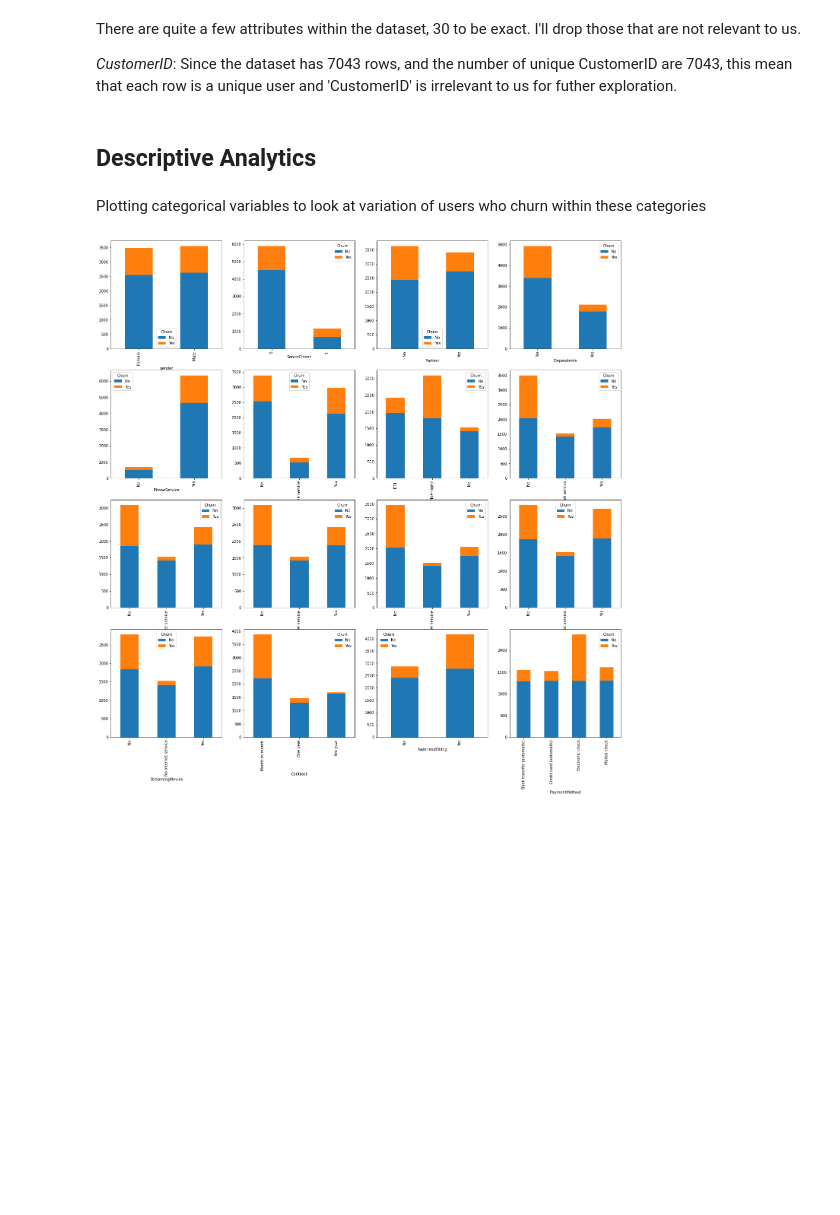
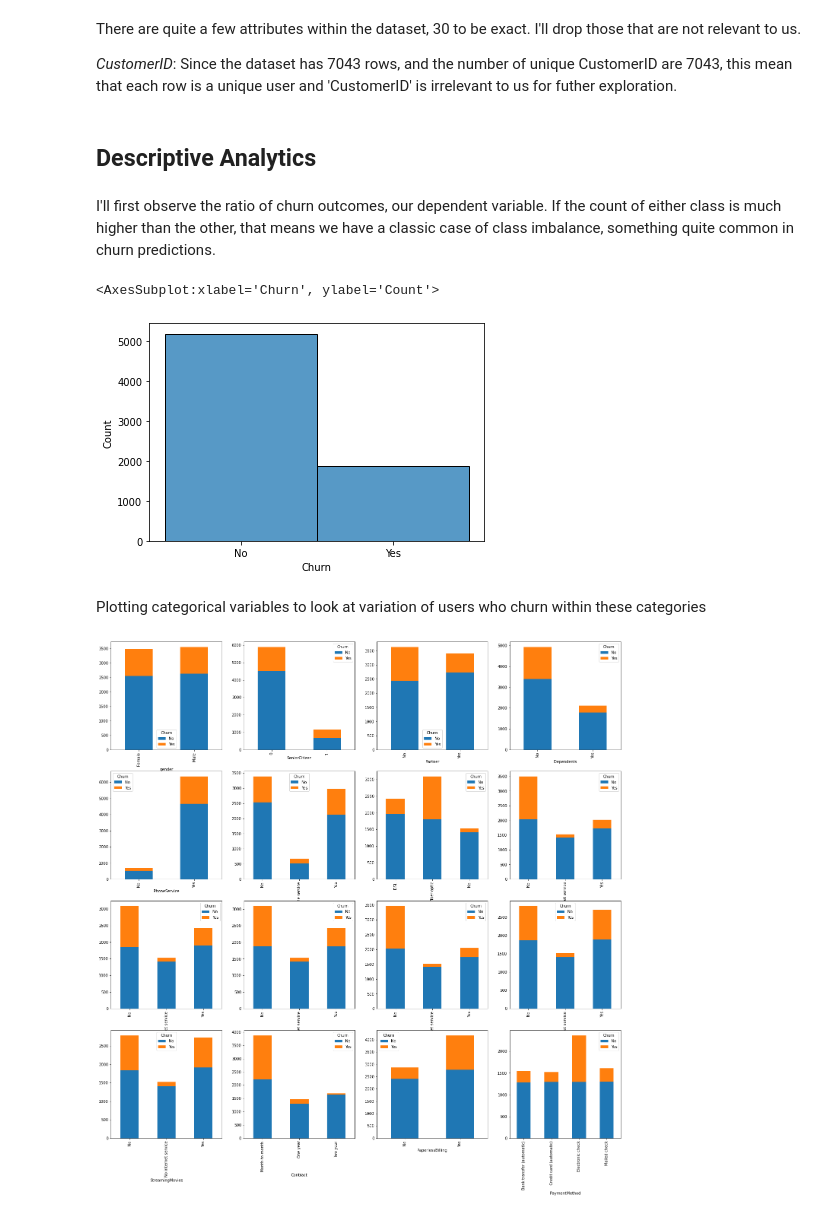
Before and after one commit to leonswl/churn-model, a Jupyter notebook: notebooks/eda.ipynb, the cells around one changed output. Saved outputs shown, nothing was run; the diff lists cells and outputs as text; code cells hidden in the pictures; blank space fills up the shorter version.

```diff
--- a/notebooks/eda.ipynb
+++ b/notebooks/eda.ipynb
@@ -48,6 +48,13 @@ There are quite a few attributes within the dataset, 30 to be exact. I'll drop t
 *CustomerID*: Since the dataset has 7043 rows, and the number of unique CustomerID are 7043, this mean that each row is a unique user and 'CustomerID' is irrelevant to us for futher exploration.
 # %% [markdown]
 ## Descriptive Analytics
+# %% [markdown]
+I'll first observe the ratio of churn outcomes, our dependent variable. If the count of either class is much higher than the other, that means we have a classic case of class imbalance, something quite common in churn predictions.
+# %%
+sns.histplot(data=df1, x='Churn')
+# %% [output]
+<AxesSubplot:xlabel='Churn', ylabel='Count'>
+[figure, added]
 # %% [markdown]
 Plotting categorical variables to look at variation of users who churn within these categories
 # %%
```
Also changed, not shown: 4 other files.
